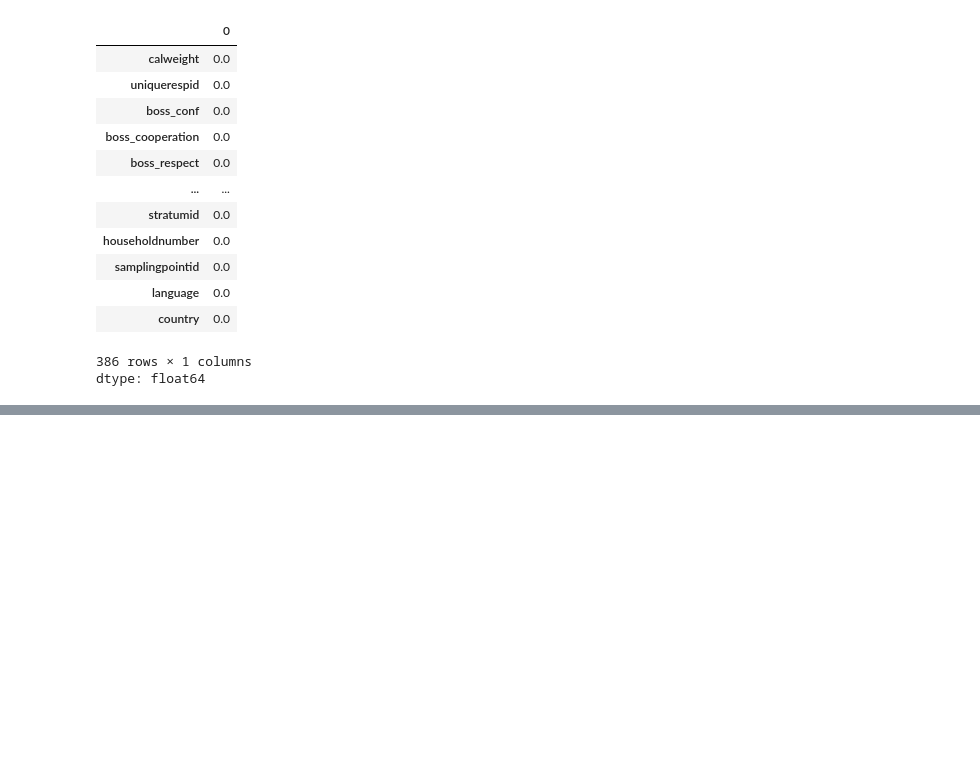
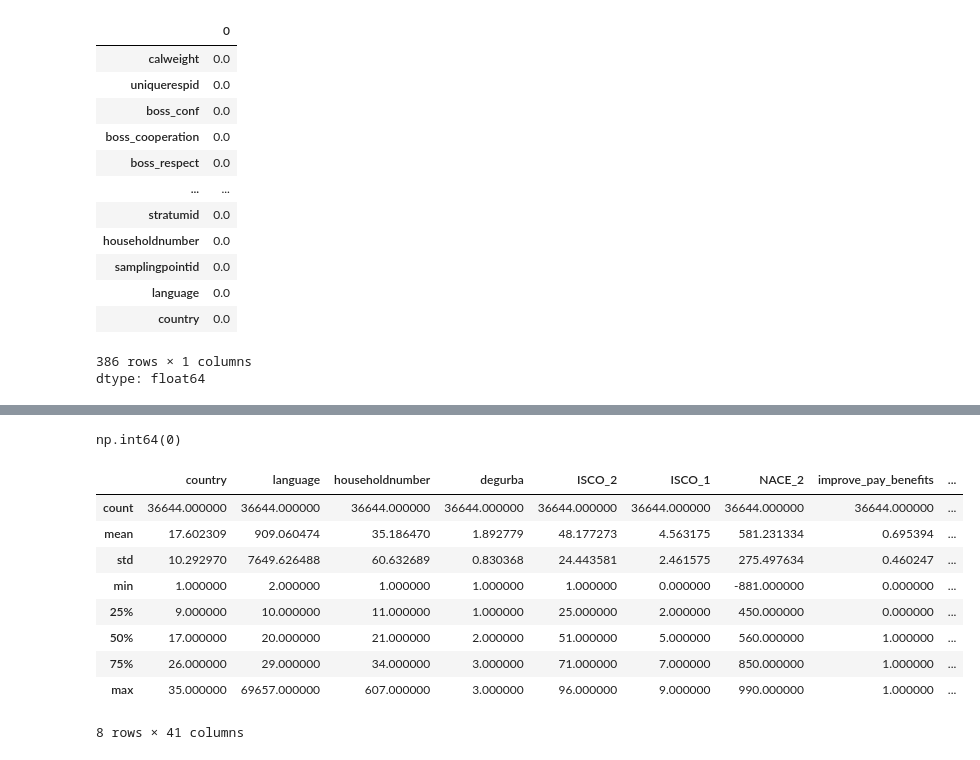
Before and after one commit to angarikadas26-lgtm/burnout-prediction-project, a Jupyter notebook: ArtifactV2_datacleaning.ipynb, the cells around one changed output, grey strips where cells are left out. Cells and saved outputs as stored; diff of their text form; code cells hidden in the pictures; blank space fills up the shorter version.

```diff
--- a/ArtifactV2_datacleaning.ipynb
+++ b/ArtifactV2_datacleaning.ipynb
@@ -111,0 +126,18 @@ dtype: float64
+# %%
+#check duplicate rows
+df.duplicated().sum()
+# %% [output]
+np.int64(0)
+# %%
+df.describe()
+# %% [output]
+|  | country | language | householdnumber | degurba | ISCO_2 | ISCO_1 | NACE_2 | improve_pay_benefits | ... |
+| count | 36644.000000 | 36644.000000 | 36644.000000 | 36644.000000 | 36644.000000 | 36644.000000 | 36644.000000 | 36644.000000 | ... |
+| mean | 17.602309 | 909.060474 | 35.186470 | 1.892779 | 48.177273 | 4.563175 | 581.231334 | 0.695394 | ... |
+| std | 10.292970 | 7649.626488 | 60.632689 | 0.830368 | 24.443581 | 2.461575 | 275.497634 | 0.460247 | ... |
+| min | 1.000000 | 2.000000 | 1.000000 | 1.000000 | 1.000000 | 0.000000 | -881.000000 | 0.000000 | ... |
+| 25% | 9.000000 | 10.000000 | 11.000000 | 1.000000 | 25.000000 | 2.000000 | 450.000000 | 0.000000 | ... |
+| 50% | 17.000000 | 20.000000 | 21.000000 | 2.000000 | 51.000000 | 5.000000 | 560.000000 | 1.000000 | ... |
+| 75% | 26.000000 | 29.000000 | 34.000000 | 3.000000 | 71.000000 | 7.000000 | 850.000000 | 1.000000 | ... |
+| max | 35.000000 | 69657.000000 | 607.000000 | 3.000000 | 96.000000 | 9.000000 | 990.000000 | 1.000000 | ... |
+8 rows × 41 columns
```
Also changed, not shown: parts of 3 cells of this notebook.
